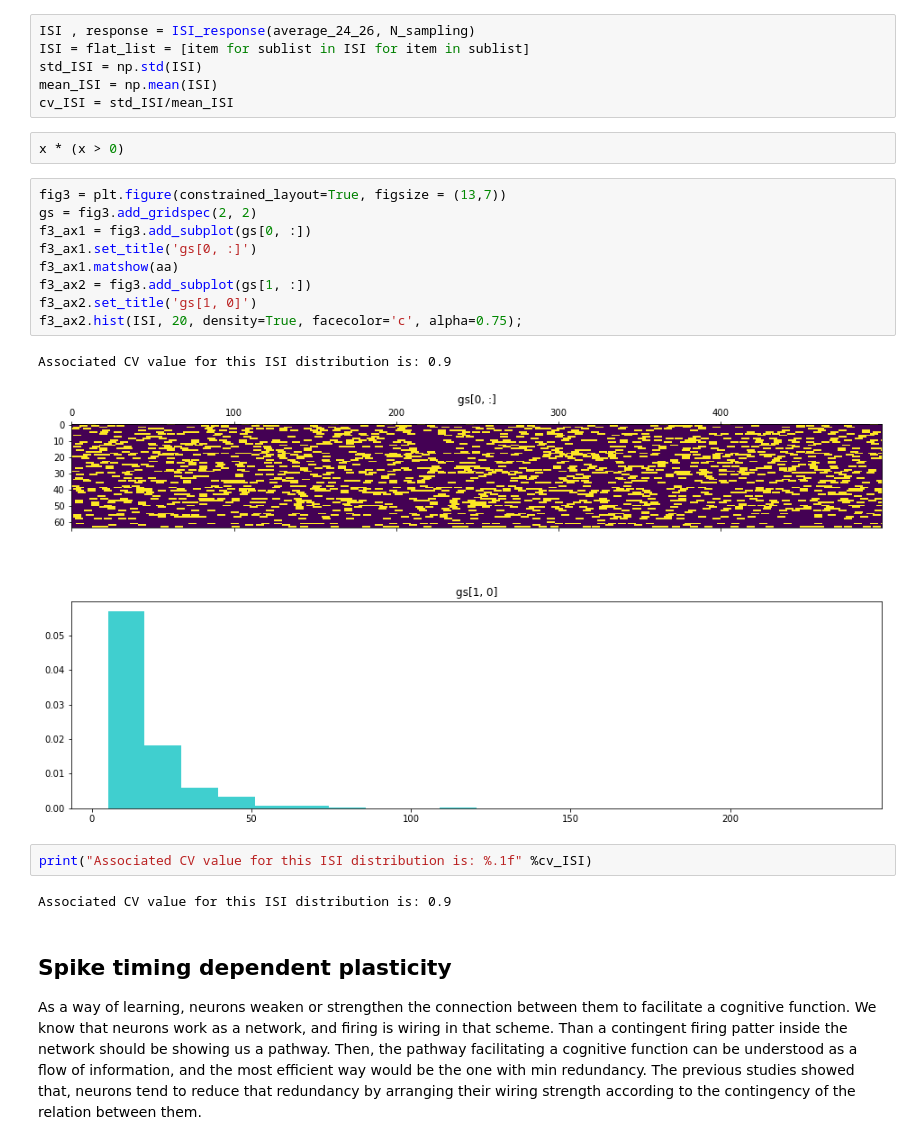
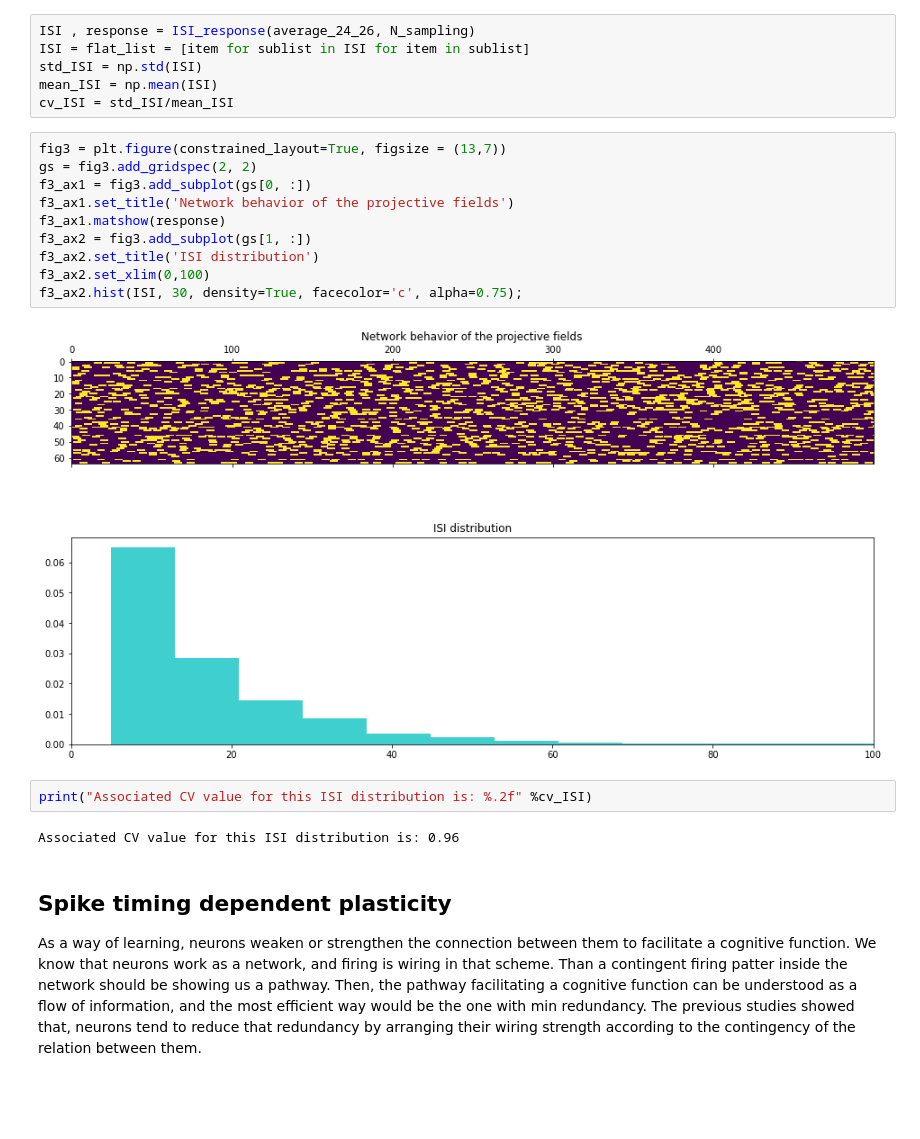
Before and after one commit to yavuz-s/Final-Project-phy527, a Jupyter notebook: Final Project - Sampling.ipynb, the cells around one changed output. Saved outputs shown, nothing was run; the diff lists cells and outputs as text; blank space fills up the shorter version.

```diff
--- a/Final Project - Sampling.ipynb
+++ b/Final Project - Sampling.ipynb
@@ -352,24 +380,22 @@ ISI = flat_list = [item for sublist in ISI for item in sublist]
 std_ISI = np.std(ISI)
 mean_ISI = np.mean(ISI)
 cv_ISI = std_ISI/mean_ISI
-# %%
-x * (x > 0)
 # %%
 fig3 = plt.figure(constrained_layout=True, figsize = (13,7))
 gs = fig3.add_gridspec(2, 2)
 f3_ax1 = fig3.add_subplot(gs[0, :])
-f3_ax1.set_title('gs[0, :]')
-f3_ax1.matshow(aa)
+f3_ax1.set_title('Network behavior of the projective fields')
+f3_ax1.matshow(response)
 f3_ax2 = fig3.add_subplot(gs[1, :])
-f3_ax2.set_title('gs[1, 0]')
-f3_ax2.hist(ISI, 20, density=True, facecolor='c', alpha=0.75);
+f3_ax2.set_title('ISI distribution')
+f3_ax2.set_xlim(0,100)
+f3_ax2.hist(ISI, 30, density=True, facecolor='c', alpha=0.75);
 # %% [output]
-Associated CV value for this ISI distribution is: 0.9
-[figure, old version]
+[figure, new version]
 # %%
-print("Associated CV value for this ISI distribution is: %.1f" %cv_ISI)
+print("Associated CV value for this ISI distribution is: %.2f" %cv_ISI)
 # %% [output]
-Associated CV value for this ISI distribution is: 0.9
+Associated CV value for this ISI distribution is: 0.96
 # %% [markdown]
 ## Spike timing dependent plasticity
 
```
Also changed, not shown: parts of 34 cells of this notebook.
